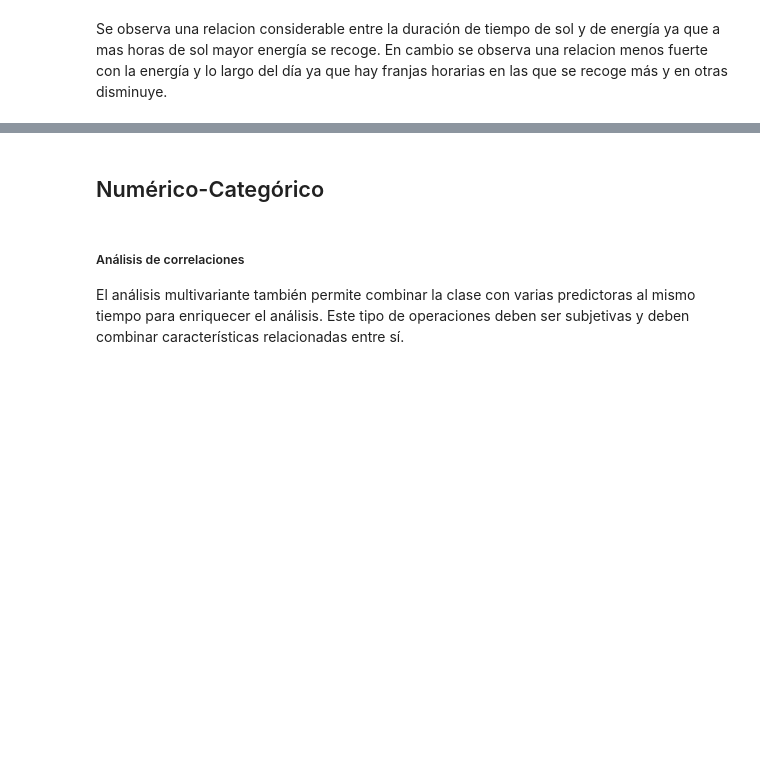
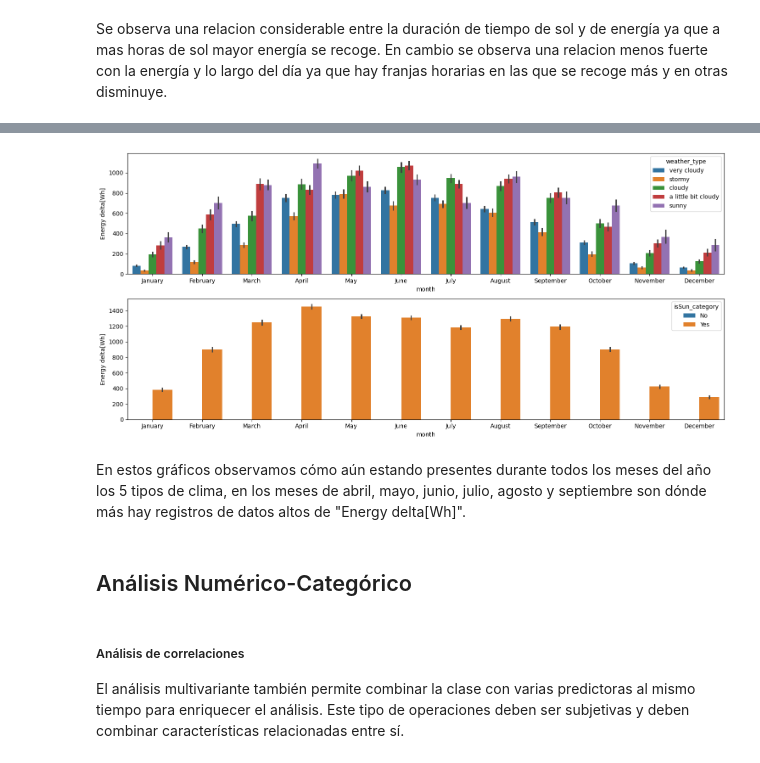
Before and after one commit to 4GeeksAcademy/Final-Project-JOF, a Jupyter notebook: src/Proyecto JOF.ipynb, the cells around one changed output, grey strips where cells are left out. Drawn from its saved outputs; the diff is of its cells as text; code cells hidden in the pictures; blank space fills up the shorter version.

```diff
--- a/src/Proyecto JOF.ipynb
+++ b/src/Proyecto JOF.ipynb
@@ -721,5 +759,18 @@ Se observa una relacion considerable entre la duración de tiempo de sol y de en
+# %%
+fig, axis = plt.subplots(2, figsize=(15, 7))
+
+sns.barplot(ax = axis[0], data = total_data, x = "month", y = "Energy delta[Wh]", hue = "weather_type")
+sns.barplot(ax = axis[1], data = total_data, x = "month", y = "Energy delta[Wh]", hue = "isSun_category")
+
+plt.tight_layout()
+
+plt.show()
+# %% [output]
+[figure, added]
+# %% [markdown]
+En estos gráficos observamos cómo aún estando presentes durante todos los meses del año los 5 tipos de clima, en los meses de abril, mayo, junio, julio, agosto y septiembre son dónde más hay registros de datos altos de "Energy delta[Wh]".
 # %% [markdown]
-## Numérico-Categórico
+## Análisis Numérico-Categórico
 # %% [markdown]
 ##### Análisis de correlaciones
 
```
Also changed, not shown: parts of 9 cells of this notebook.
